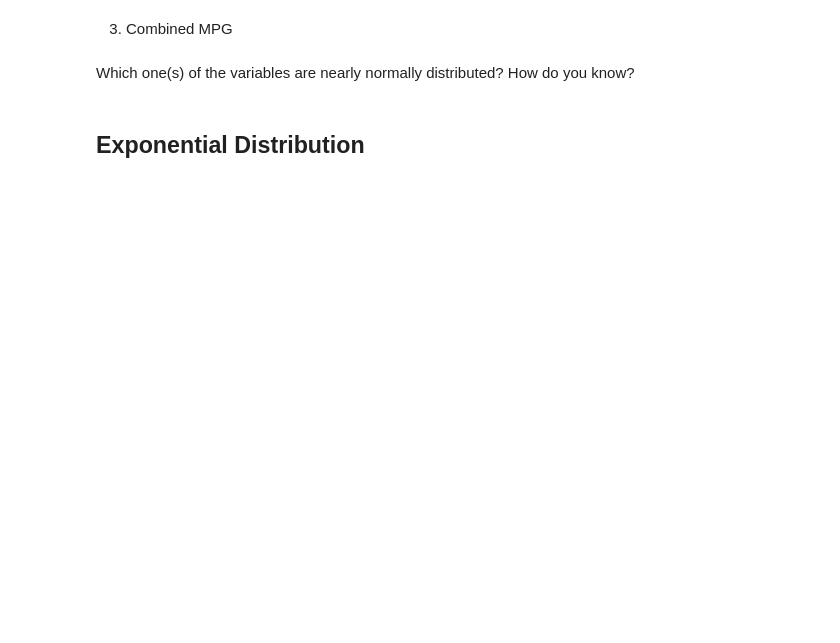
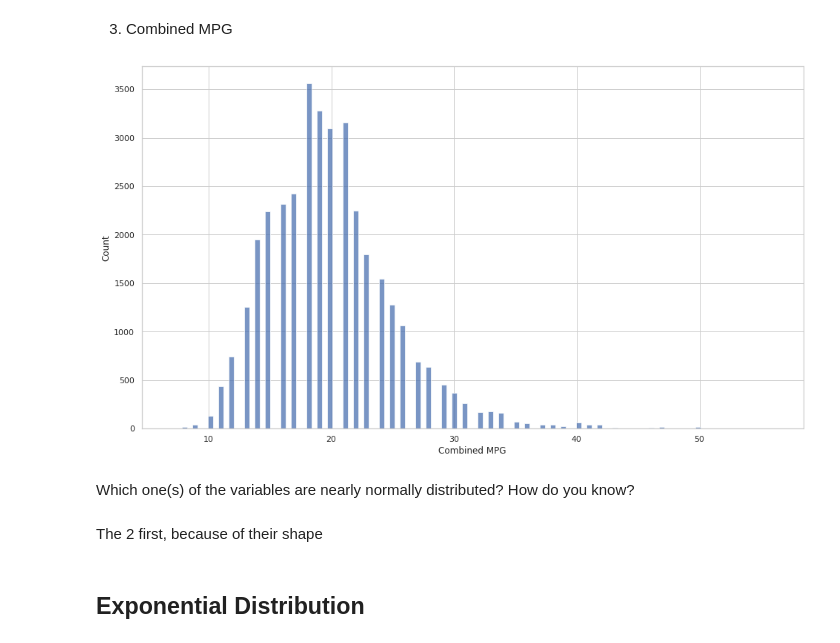
Before and after one commit to Ironhack-Data-Madrid-Octubre-2021/lab-continuous-probability-distributions, a Jupyter notebook: your-code/main.ipynb, the cells around one changed output. Cells and saved outputs as stored; diff of their text form; code cells hidden in the pictures; blank space fills up the shorter version.

```diff
--- a/your-code/main.ipynb
+++ b/your-code/main.ipynb
@@ -133,2 +144,6 @@ Then plot the histograms for the following variables:
+# %%
+sns.histplot(df["Combined MPG"]);
+# %% [output]
+[figure, added]
 # %% [markdown]
 Which one(s) of the variables are nearly normally distributed? How do you know?
@@ -137,3 +150,5 @@ Which one(s) of the variables are nearly normally distributed? How do you know?
+# %% [markdown]
+The 2 first, because of their shape
 # %% [markdown]
 ## Exponential Distribution
 # %% [markdown]
```
Also changed, not shown: parts of 22 cells of this notebook.
